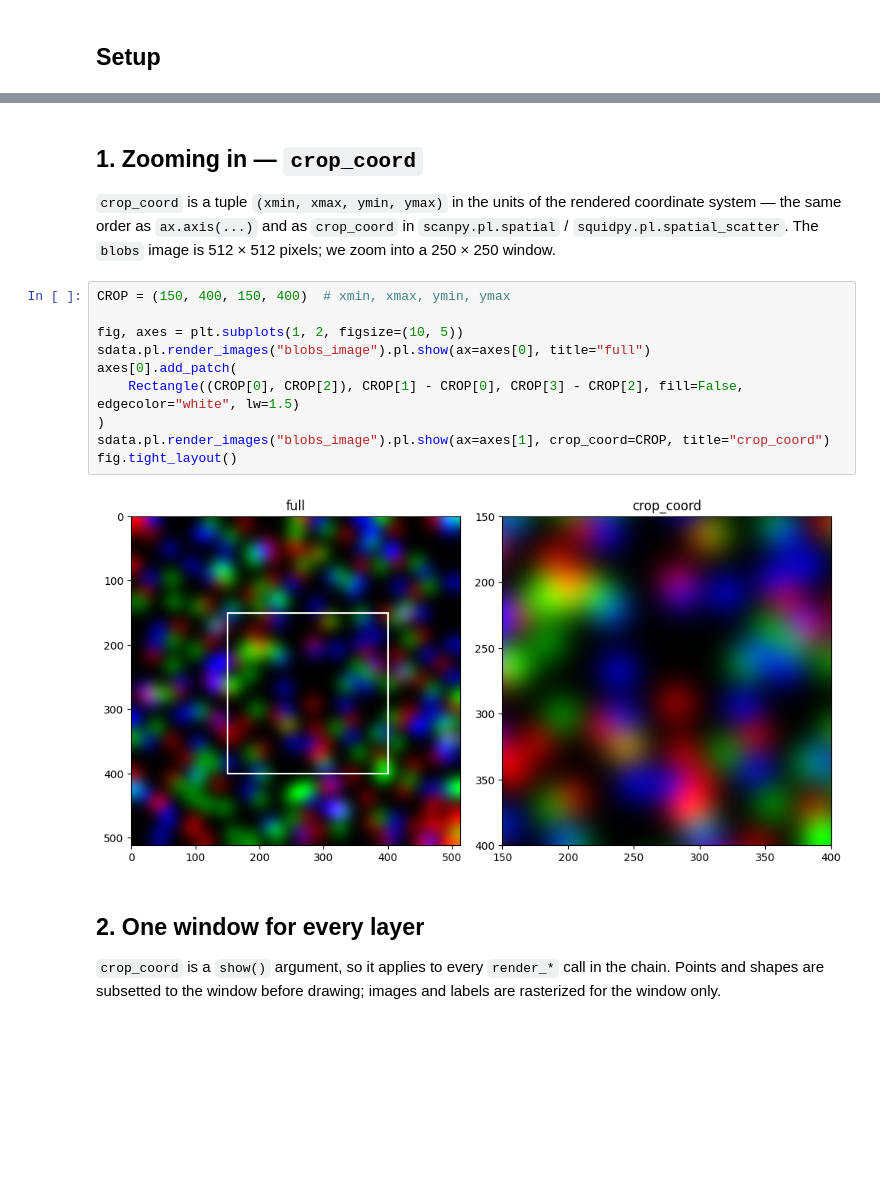
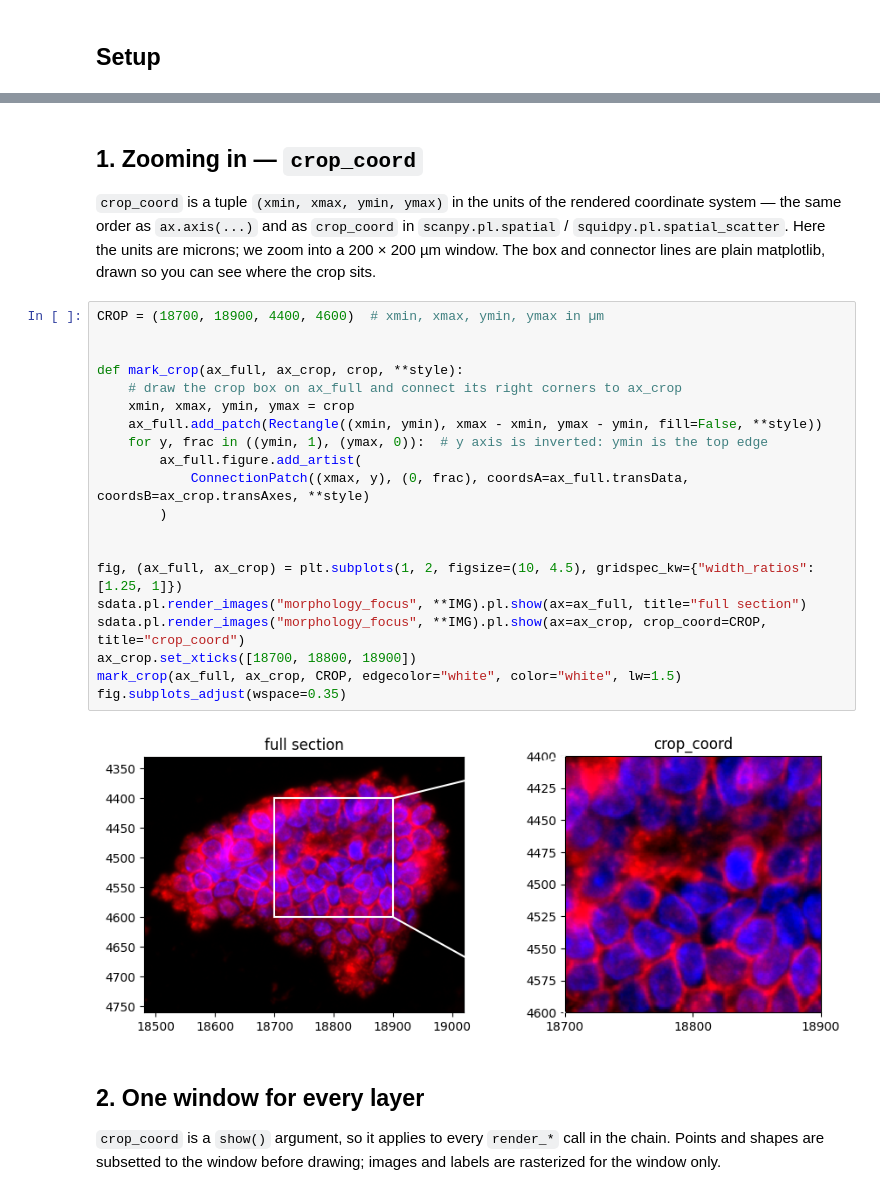
Before and after one commit to scverse/spatialdata-plot-tutorials, a Jupyter notebook: pr-25/_sources/notebooks/tutorials/cropping.ipynb, the cells around one changed output, grey strips where cells are left out. Drawn from its saved outputs; the diff is of its cells as text; blank space fills up the shorter version.

```diff
--- a/pr-25/_sources/notebooks/tutorials/cropping.ipynb
+++ b/pr-25/_sources/notebooks/tutorials/cropping.ipynb
@@ -47,19 +63,30 @@ with coordinate systems:
 
 `crop_coord` is a tuple `(xmin, xmax, ymin, ymax)` in the units of the rendered coordinate system —
 the same order as `ax.axis(...)` and as `crop_coord` in `scanpy.pl.spatial` /
-`squidpy.pl.spatial_scatter`. The `blobs` image is 512 × 512 pixels; we zoom into a 250 × 250 window.
+`squidpy.pl.spatial_scatter`. Here the units are microns; we zoom into a 200 × 200 µm window. The
+box and connector lines are plain matplotlib, drawn so you can see where the crop sits.
-# %%
-CROP = (150, 400, 150, 400)  # xmin, xmax, ymin, ymax
-
-fig, axes = plt.subplots(1, 2, figsize=(10, 5))
-sdata.pl.render_images("blobs_image").pl.show(ax=axes[0], title="full")
-axes[0].add_patch(
-    Rectangle((CROP[0], CROP[2]), CROP[1] - CROP[0], CROP[3] - CROP[2], fill=False, edgecolor="white", lw=1.5)
-)
-sdata.pl.render_images("blobs_image").pl.show(ax=axes[1], crop_coord=CROP, title="crop_coord")
-fig.tight_layout()
-# %% [output]
-[figure, removed]
+# %%
+CROP = (18700, 18900, 4400, 4600)  # xmin, xmax, ymin, ymax in µm
+
+
+def mark_crop(ax_full, ax_crop, crop, **style):
+    # draw the crop box on ax_full and connect its right corners to ax_crop
+    xmin, xmax, ymin, ymax = crop
+    ax_full.add_patch(Rectangle((xmin, ymin), xmax - xmin, ymax - ymin, fill=False, **style))
+    for y, frac in ((ymin, 1), (ymax, 0)):  # y axis is inverted: ymin is the top edge
+        ax_full.figure.add_artist(
+            ConnectionPatch((xmax, y), (0, frac), coordsA=ax_full.transData, coordsB=ax_crop.transAxes, **style)
+        )
+
+
+fig, (ax_full, ax_crop) = plt.subplots(1, 2, figsize=(10, 4.5), gridspec_kw={"width_ratios": [1.25, 1]})
+sdata.pl.render_images("morphology_focus", **IMG).pl.show(ax=ax_full, title="full section")
+sdata.pl.render_images("morphology_focus", **IMG).pl.show(ax=ax_crop, crop_coord=CROP, title="crop_coord")
+ax_crop.set_xticks([18700, 18800, 18900])
+mark_crop(ax_full, ax_crop, CROP, edgecolor="white", color="white", lw=1.5)
+fig.subplots_adjust(wspace=0.35)
+# %% [output]
+[figure, added]
 # %% [markdown]
 ## 2. One window for every layer
 
```
Also changed, not shown: parts of 12 cells of this notebook, 9 other files.
